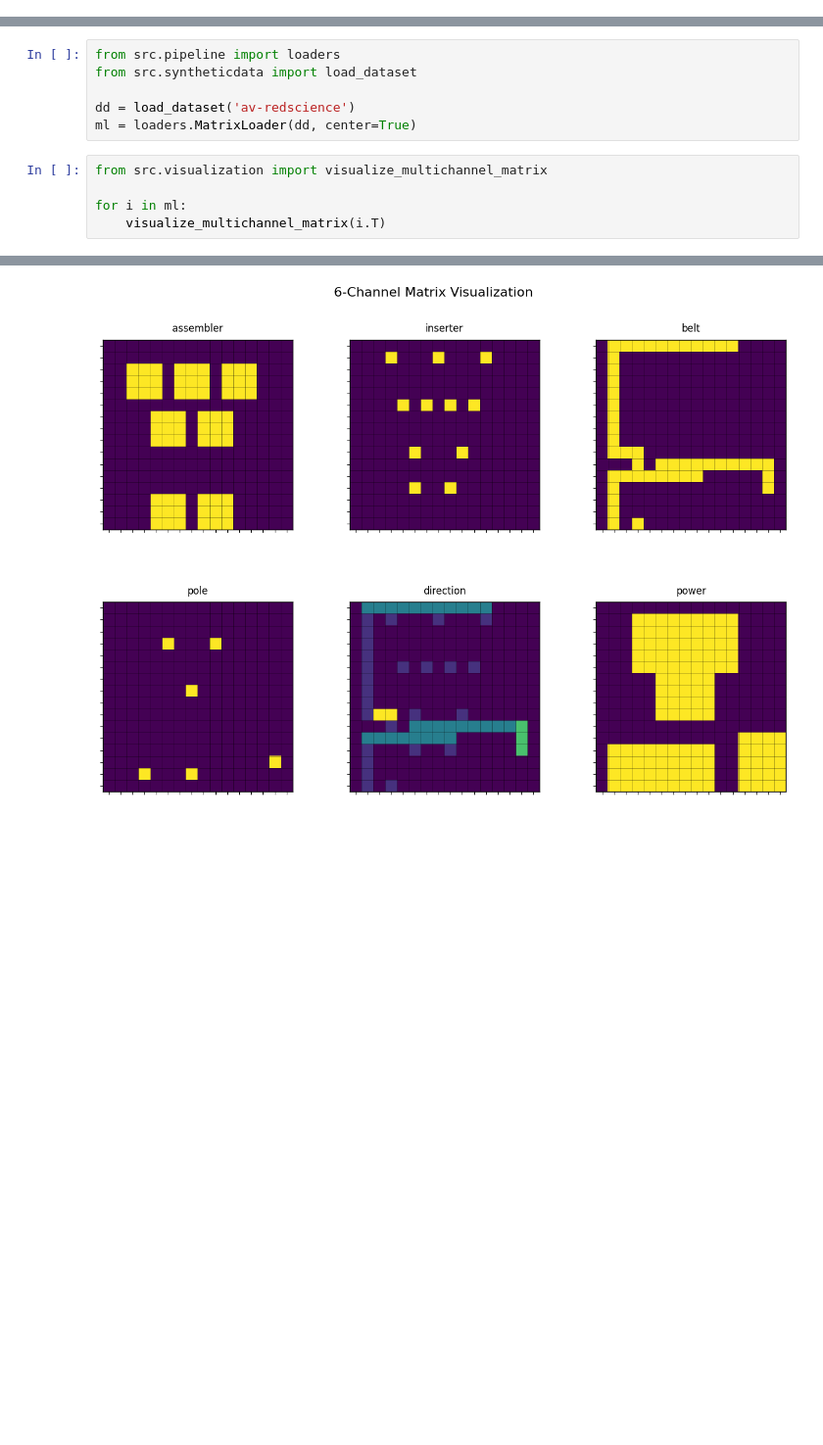
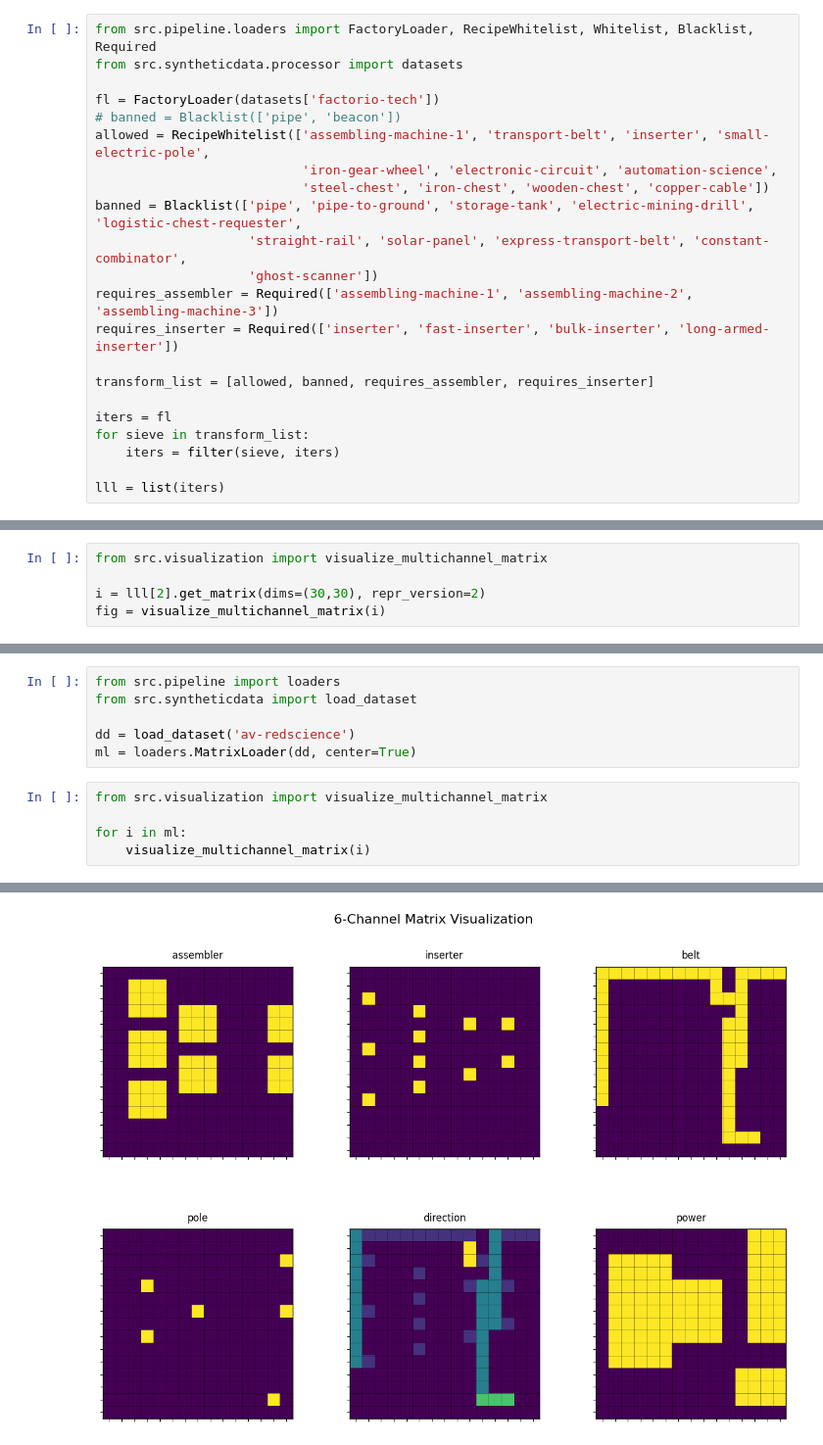
Before and after one commit to A-Vaillant/factorio-working-group, a Jupyter notebook: pipeline.ipynb, the cells around one changed output, grey strips where cells are left out. Shown: that part at 98% size. Cells and saved outputs as stored; diff of their text form; blank space fills up the shorter version.

Commit message:
Added filters for loading. Example usage under pipeline.ipynb.

```diff
--- a/pipeline.ipynb
+++ b/pipeline.ipynb
@@ -52,4 +52,25 @@ Count for factorio-tech: 2742 blueprints.
 Count for factorio-codex: 713 blueprints.
 Count for idan: 2256 blueprints.
 # %%
+from src.pipeline.loaders import FactoryLoader, RecipeWhitelist, Whitelist, Blacklist, Required
+from src.syntheticdata.processor import datasets
+
+fl = FactoryLoader(datasets['factorio-tech'])
+# banned = Blacklist(['pipe', 'beacon'])
+allowed = RecipeWhitelist(['assembling-machine-1', 'transport-belt', 'inserter', 'small-electric-pole',
+                           'iron-gear-wheel', 'electronic-circuit', 'automation-science',
+                           'steel-chest', 'iron-chest', 'wooden-chest', 'copper-cable'])
+banned = Blacklist(['pipe', 'pipe-to-ground', 'storage-tank', 'electric-mining-drill', 'logistic-chest-requester',
+                    'straight-rail', 'solar-panel', 'express-transport-belt', 'constant-combinator',
+                    'ghost-scanner'])
+requires_assembler = Required(['assembling-machine-1', 'assembling-machine-2', 'assembling-machine-3'])
+requires_inserter = Required(['inserter', 'fast-inserter', 'bulk-inserter', 'long-armed-inserter'])
+
+transform_list = [allowed, banned, requires_assembler, requires_inserter]
+
+iters = fl
+for sieve in transform_list:
+    iters = filter(sieve, iters)
+
+lll = list(iters)
 # %% [output]
@@ -56,0 +85,5 @@ NameError: name '__dict__' is not defined
+# %%
+from src.visualization import visualize_multichannel_matrix
+
+i = lll[2].get_matrix(dims=(30,30), repr_version=2)
+fig = visualize_multichannel_matrix(i)
@@ -64,5 +99,5 @@ ml = loaders.MatrixLoader(dd, center=True)
 from src.visualization import visualize_multichannel_matrix
 
 for i in ml:
-    visualize_multichannel_matrix(i.T)
+    visualize_multichannel_matrix(i)
 # %% [output]
@@ -70 +105 @@ for i in ml:
-[figure, old version]
+[figure, new version]
```
Also changed, not shown: parts of 4 cells of this notebook, 2 other files.
